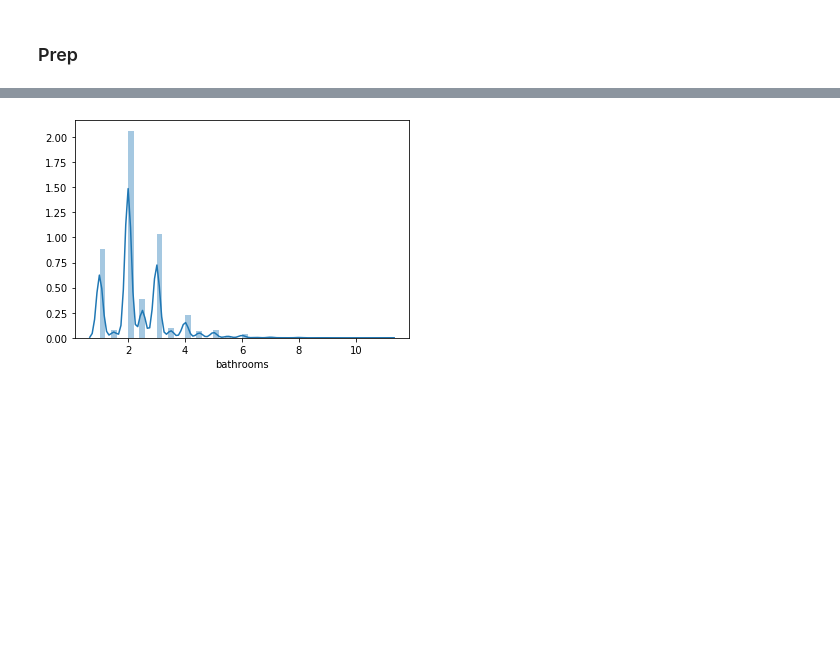
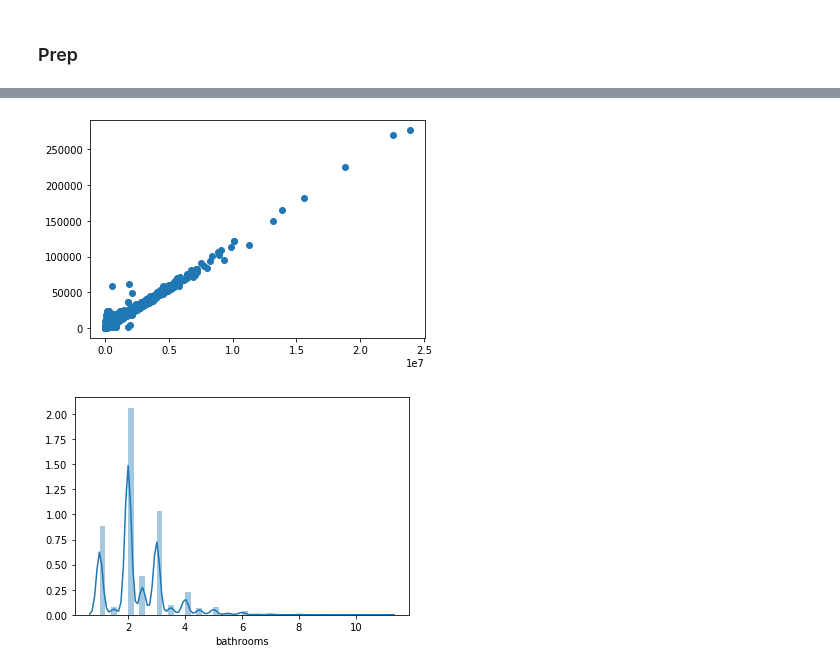
Before and after one commit to misty-garcia/zillow-project, a Jupyter notebook: the_pipeline.ipynb, the cells around one changed output, grey strips where cells are left out. Drawn from its saved outputs; the diff is of its cells as text; code cells hidden in the pictures; blank space fills up the shorter version.

```diff
--- a/the_pipeline.ipynb
+++ b/the_pipeline.ipynb
@@ -118,3 +121,8 @@ memory usage: 620.0 KB
+# %%
+plt.scatter(x=df.taxvalue,y=df.tax)
+plt.show()
+# %% [output]
+[figure, added]
 # %%
 sns.distplot(df.bathrooms)
 plt.show()
```
Also changed, not shown: parts of 6 cells of this notebook, 2 other files.
